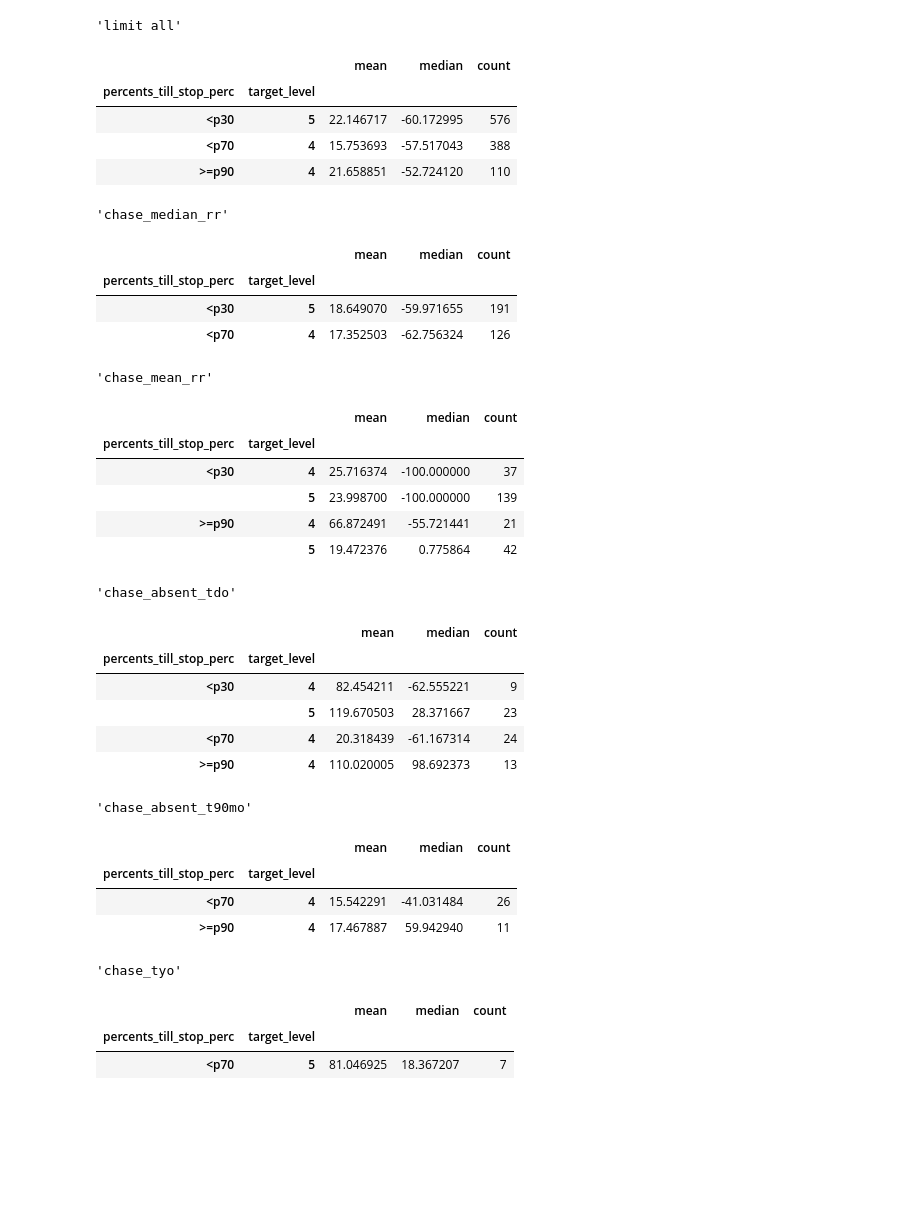
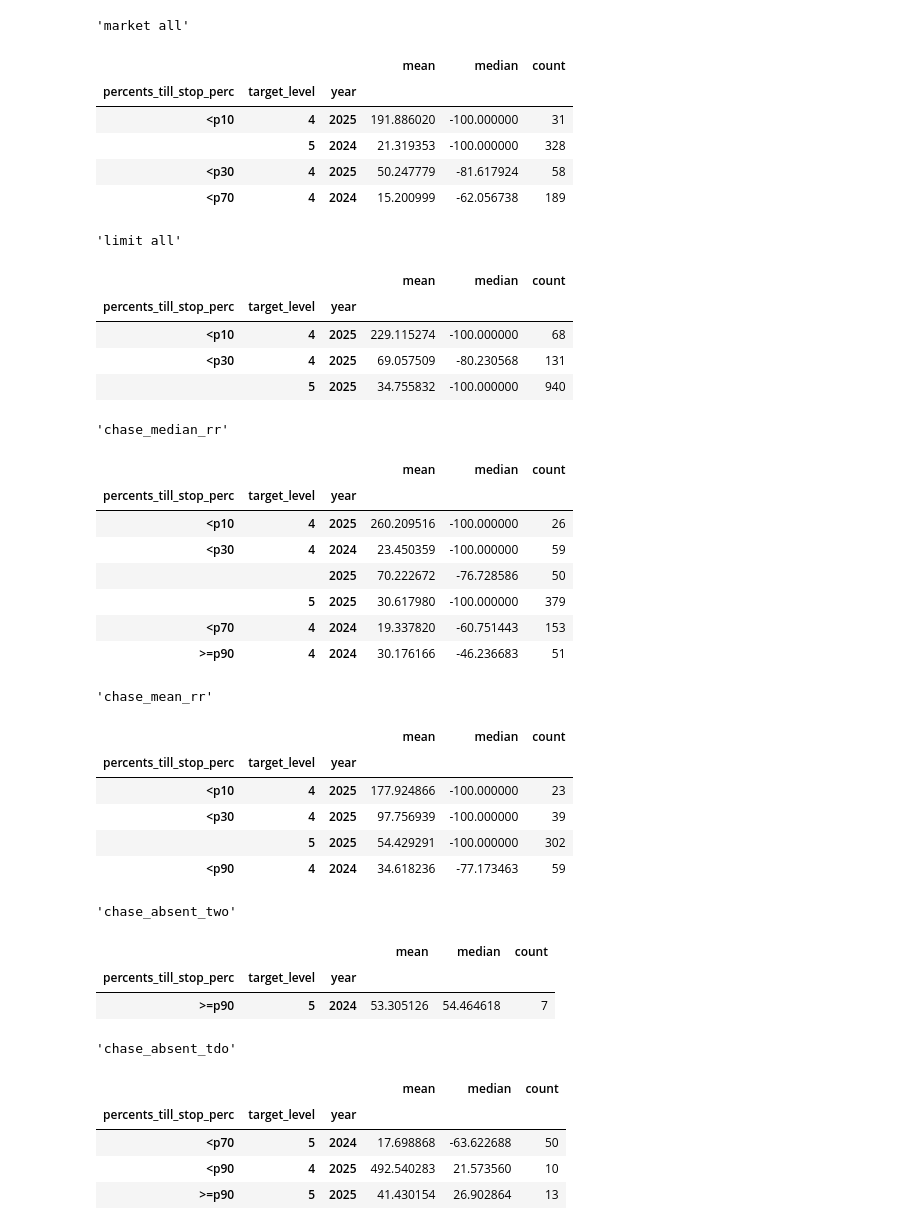
Before and after one commit to vlamitin/backtester, a Jupyter notebook: strategies_analyzer.ipynb, the cells around one changed output. Drawn from its saved outputs; the diff is of its cells as text; code cells hidden in the pictures; blank space fills up the shorter version.

```diff
--- a/strategies_analyzer.ipynb
+++ b/strategies_analyzer.ipynb
@@ -306,38 +126,43 @@ df_group
 # %%
-df_group = group(["percents_till_stop_perc", "target_level"], "percents_till_stop")
+df_group = group_display(trade_dfs, ["percents_till_stop_perc", "target_level", "year"], True, "percents_till_stop")
 df_group
 # %% [output]
-'limit all'
+'market all'
-|  |  | mean | median | count |
-| percents_till_stop_perc | target_level |  |  |  |
-| <p30 | 5 | 22.146717 | -60.172995 | 576 |
-| <p70 | 4 | 15.753693 | -57.517043 | 388 |
-| >=p90 | 4 | 21.658851 | -52.724120 | 110 |
+|  |  |  | mean | median | count |
+| percents_till_stop_perc | target_level | year |  |  |  |
+| <p10 | 4 | 2025 | 191.886020 | -100.000000 | 31 |
+|  | 5 | 2024 | 21.319353 | -100.000000 | 328 |
+| <p30 | 4 | 2025 | 50.247779 | -81.617924 | 58 |
+| <p70 | 4 | 2024 | 15.200999 | -62.056738 | 189 |
-'chase_median_rr'
+'limit all'
-|  |  | mean | median | count |
-| percents_till_stop_perc | target_level |  |  |  |
-| <p30 | 5 | 18.649070 | -59.971655 | 191 |
-| <p70 | 4 | 17.352503 | -62.756324 | 126 |
+|  |  |  | mean | median | count |
+| percents_till_stop_perc | target_level | year |  |  |  |
+| <p10 | 4 | 2025 | 229.115274 | -100.000000 | 68 |
+| <p30 | 4 | 2025 | 69.057509 | -80.230568 | 131 |
+|  | 5 | 2025 | 34.755832 | -100.000000 | 940 |
-'chase_mean_rr'
+'chase_median_rr'
-|  |  | mean | median | count |
-| percents_till_stop_perc | target_level |  |  |  |
-| <p30 | 4 | 25.716374 | -100.000000 | 37 |
-|  | 5 | 23.998700 | -100.000000 | 139 |
-| >=p90 | 4 | 66.872491 | -55.721441 | 21 |
-|  | 5 | 19.472376 | 0.775864 | 42 |
+|  |  |  | mean | median | count |
+| percents_till_stop_perc | target_level | year |  |  |  |
+| <p10 | 4 | 2025 | 260.209516 | -100.000000 | 26 |
+| <p30 | 4 | 2024 | 23.450359 | -100.000000 | 59 |
+|  |  | 2025 | 70.222672 | -76.728586 | 50 |
+|  | 5 | 2025 | 30.617980 | -100.000000 | 379 |
+| <p70 | 4 | 2024 | 19.337820 | -60.751443 | 153 |
+| >=p90 | 4 | 2024 | 30.176166 | -46.236683 | 51 |
-'chase_absent_tdo'
+'chase_mean_rr'
-|  |  | mean | median | count |
-| percents_till_stop_perc | target_level |  |  |  |
-| <p30 | 4 | 82.454211 | -62.555221 | 9 |
-|  | 5 | 119.670503 | 28.371667 | 23 |
-| <p70 | 4 | 20.318439 | -61.167314 | 24 |
-| >=p90 | 4 | 110.020005 | 98.692373 | 13 |
+|  |  |  | mean | median | count |
+| percents_till_stop_perc | target_level | year |  |  |  |
+| <p10 | 4 | 2025 | 177.924866 | -100.000000 | 23 |
+| <p30 | 4 | 2025 | 97.756939 | -100.000000 | 39 |
+|  | 5 | 2025 | 54.429291 | -100.000000 | 302 |
+| <p90 | 4 | 2024 | 34.618236 | -77.173463 | 59 |
-'chase_absent_t90mo'
+'chase_absent_two'
-|  |  | mean | median | count |
-| percents_till_stop_perc | target_level |  |  |  |
-| <p70 | 4 | 15.542291 | -41.031484 | 26 |
-| >=p90 | 4 | 17.467887 | 59.942940 | 11 |
+|  |  |  | mean | median | count |
+| percents_till_stop_perc | target_level | year |  |  |  |
+| >=p90 | 5 | 2024 | 53.305126 | 54.464618 | 7 |
-'chase_tyo'
+'chase_absent_tdo'
-|  |  | mean | median | count |
-| percents_till_stop_perc | target_level |  |  |  |
-| <p70 | 5 | 81.046925 | 18.367207 | 7 |
+|  |  |  | mean | median | count |
+| percents_till_stop_perc | target_level | year |  |  |  |
+| <p70 | 5 | 2024 | 17.698868 | -63.622688 | 50 |
+| <p90 | 4 | 2025 | 492.540283 | 21.573560 | 10 |
+| >=p90 | 5 | 2025 | 41.430154 | 26.902864 | 13 |
```
Also changed, not shown: parts of 5 cells of this notebook, 5 other files.
